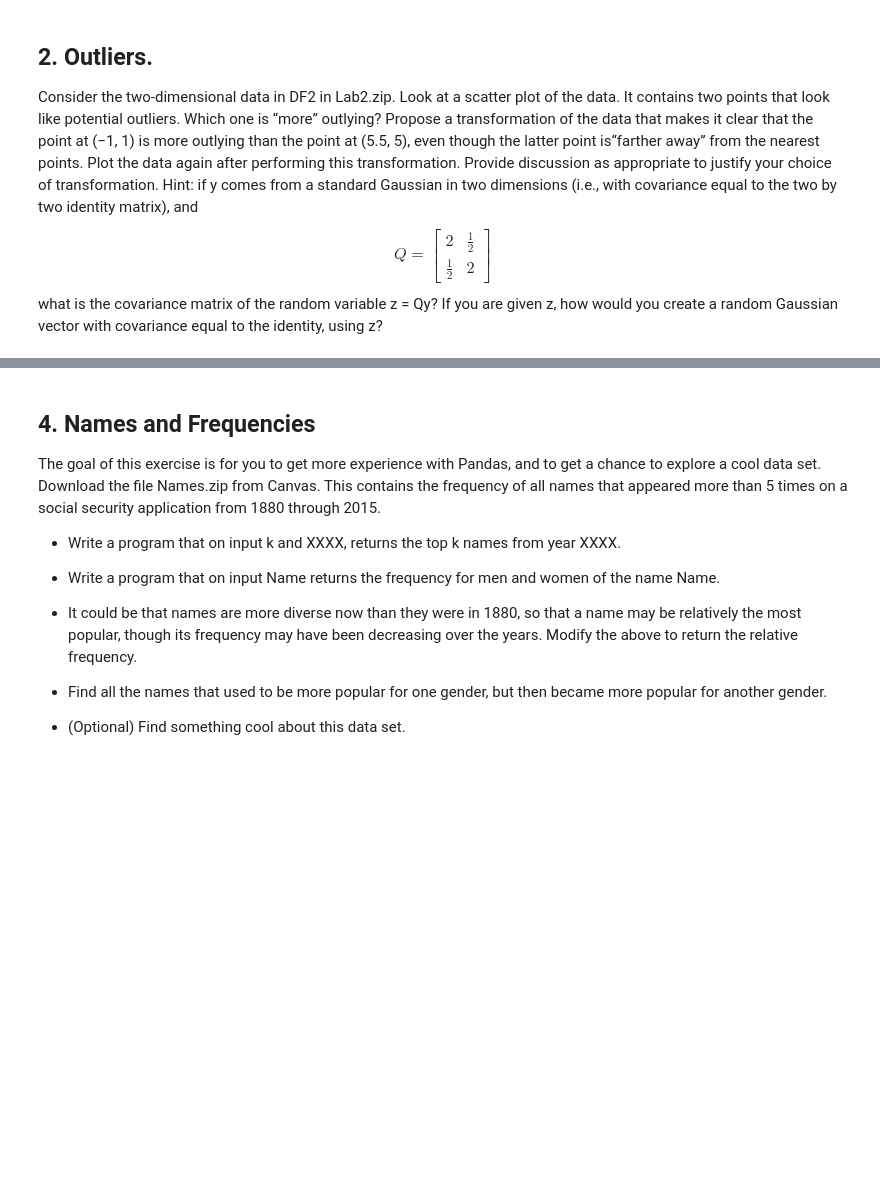
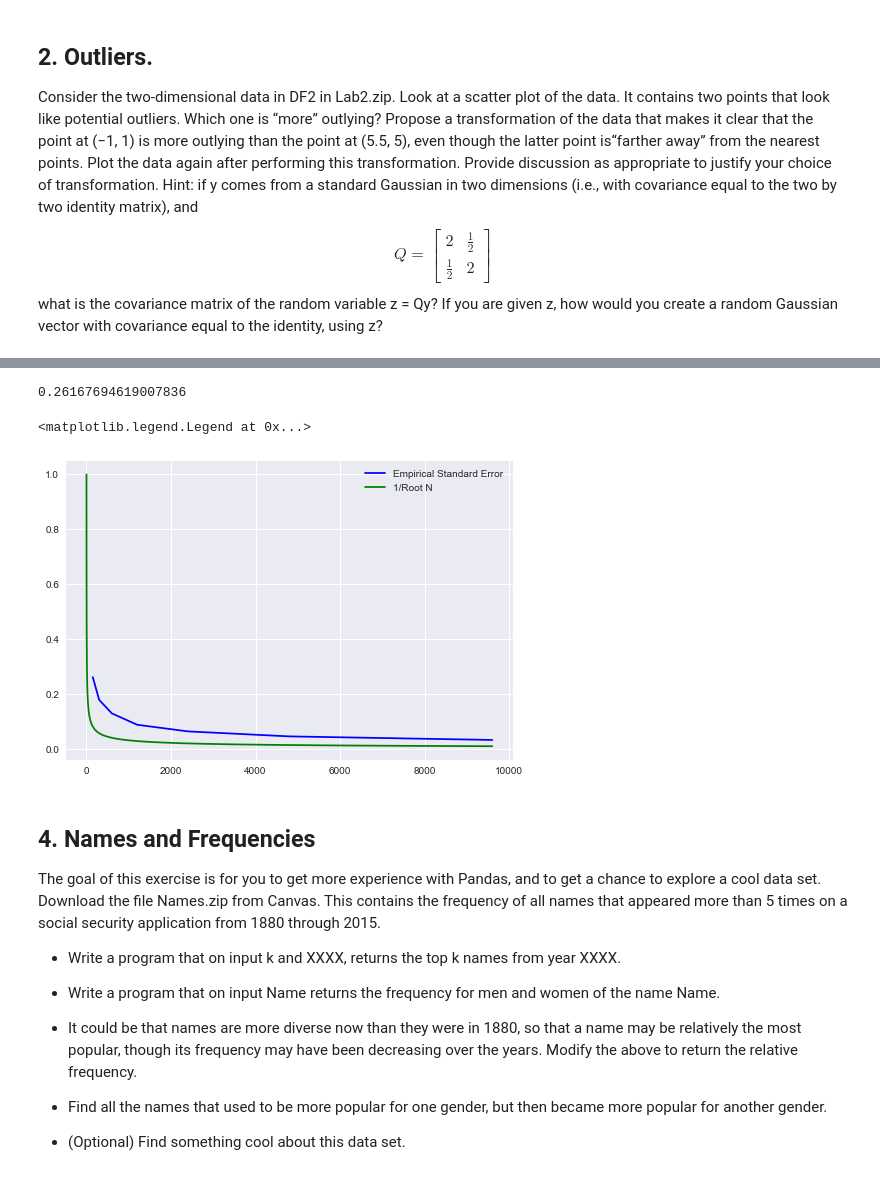
Before and after one commit to Ada520/DSLab, a Jupyter notebook: Lab2/Lab2.ipynb, the cells around one changed output, grey strips where cells are left out. Cells and saved outputs as stored; diff of their text form; code cells hidden in the pictures; blank space fills up the shorter version.

```diff
--- a/Lab2/Lab2.ipynb
+++ b/Lab2/Lab2.ipynb
@@ -180,3 +188,39 @@ Why the above statement works?
+# %%
+def stdError(n):
+    errors = []
+    for i in range(1000):
+        betanot = -3
+        beta = 0
+        Xnorm = np.random.normal(0, 1, n)
+        Enoise = np.random.normal(0,1, n)
+        Y = betanot + beta*Xnorm + Enoise
+
+        betahat = np.dot(Xnorm, Y)/np.dot(Xnorm,Xnorm)
+        error = betahat - beta
+        errors.append(error)
+    return np.std(errors)
+# %%
+stdError(150)
+# %% [output]
+0.26167694619007836
+# %%
+yErrors = []
+numSamples = [150, 300, 600, 1200, 2400, 4800, 9600]
+for i in range(len(numSamples)):
+    yErrors.append(stdError(numSamples[i]))
+
+xSqrt = []
+ySqrt = []
+for i in range(1,9600):
+    xSqrt.append(i)
+    ySqrt.append(1/np.sqrt(i))
+
+plt.plot(numSamples, yErrors, color = 'b', label = 'Empirical Standard Error')
+plt.plot(xSqrt, ySqrt, color = 'g', label = '1/Root N')
+plt.legend()
+# %% [output]
+<matplotlib.legend.Legend at 0x...>
+[figure, added]
 # %% [markdown]
 ## 4. Names and Frequencies
 The goal of this exercise is for you to get more experience with
```
Also changed, not shown: parts of 7 cells of this notebook.
